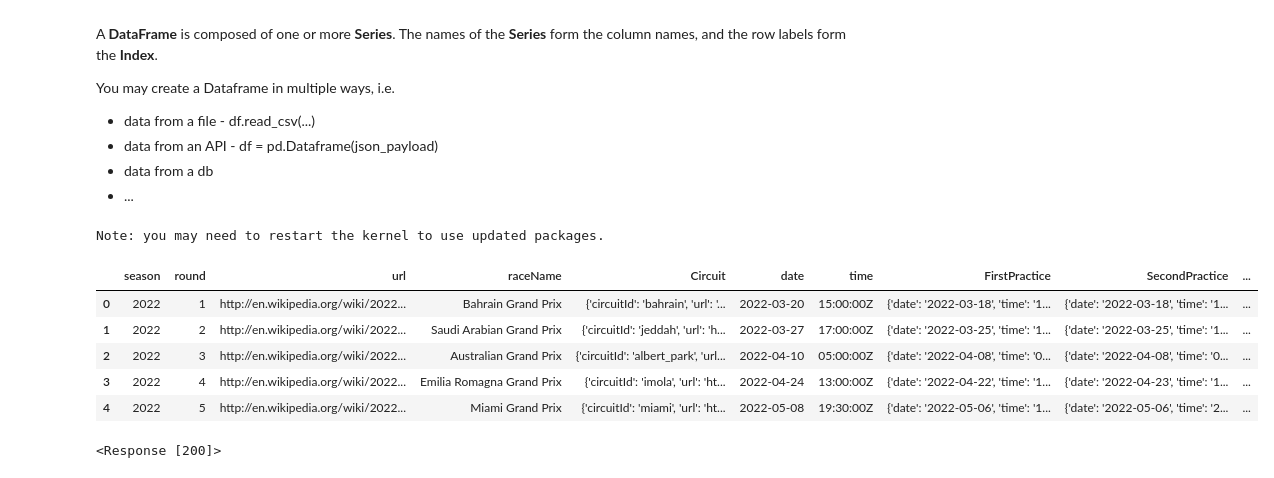
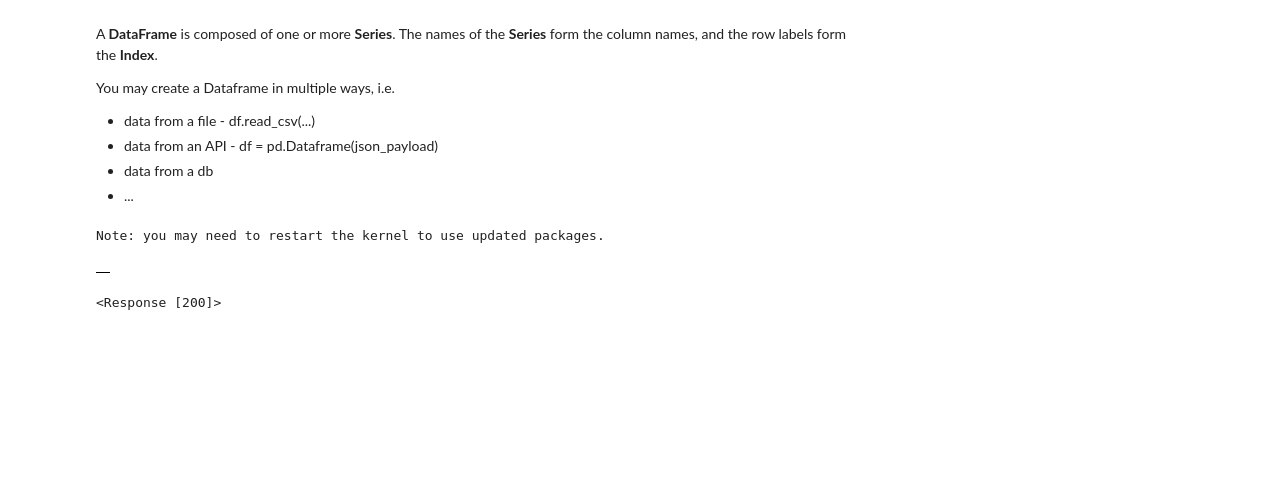
Before and after one commit to ghiba999/bootcamp, a Jupyter notebook: 2022/python_workshop/notebooks/08_pandas.ipynb, the cells around one changed output. Saved outputs shown, nothing was run; the diff lists cells and outputs as text; code cells hidden in the pictures; blank space fills up the shorter version.

```diff
--- a/2022/python_workshop/notebooks/08_pandas.ipynb
+++ b/2022/python_workshop/notebooks/08_pandas.ipynb
@@ -27,20 +27,15 @@ import numpy as np
 # %%
 # analyse a sample
 
 url = 'https://ergast.com/api/f1/2022.json'
 r = requests.get(url)
 j = r.json()
 
-df = pd.DataFrame(j['MRData']['RaceTable']['Races'])
+df = pd.DataFrame()
 
 df.head()
 # %% [output]
-|  | season | round | url | raceName | Circuit | date | time | FirstPractice | SecondPractice | ... |
-| 0 | 2022 | 1 | http://en.wikipedia.org/wiki/2022... | Bahrain Grand Prix | {'circuitId': 'bahrain', 'url': '... | 2022-03-20 | 15:00:00Z | {'date': '2022-03-18', 'time': '1... | {'date': '2022-03-18', 'time': '1... | ... |
-| 1 | 2022 | 2 | http://en.wikipedia.org/wiki/2022... | Saudi Arabian Grand Prix | {'circuitId': 'jeddah', 'url': 'h... | 2022-03-27 | 17:00:00Z | {'date': '2022-03-25', 'time': '1... | {'date': '2022-03-25', 'time': '1... | ... |
-| 2 | 2022 | 3 | http://en.wikipedia.org/wiki/2022... | Australian Grand Prix | {'circuitId': 'albert_park', 'url... | 2022-04-10 | 05:00:00Z | {'date': '2022-04-08', 'time': '0... | {'date': '2022-04-08', 'time': '0... | ... |
-| 3 | 2022 | 4 | http://en.wikipedia.org/wiki/2022... | Emilia Romagna Grand Prix | {'circuitId': 'imola', 'url': 'ht... | 2022-04-24 | 13:00:00Z | {'date': '2022-04-22', 'time': '1... | {'date': '2022-04-23', 'time': '1... | ... |
-| 4 | 2022 | 5 | http://en.wikipedia.org/wiki/2022... | Miami Grand Prix | {'circuitId': 'miami', 'url': 'ht... | 2022-05-08 | 19:30:00Z | {'date': '2022-05-06', 'time': '1... | {'date': '2022-05-06', 'time': '2... | ... |
+|  |
 # %%
 # pull the f1 2022 season races information from the ergast API
 
```
